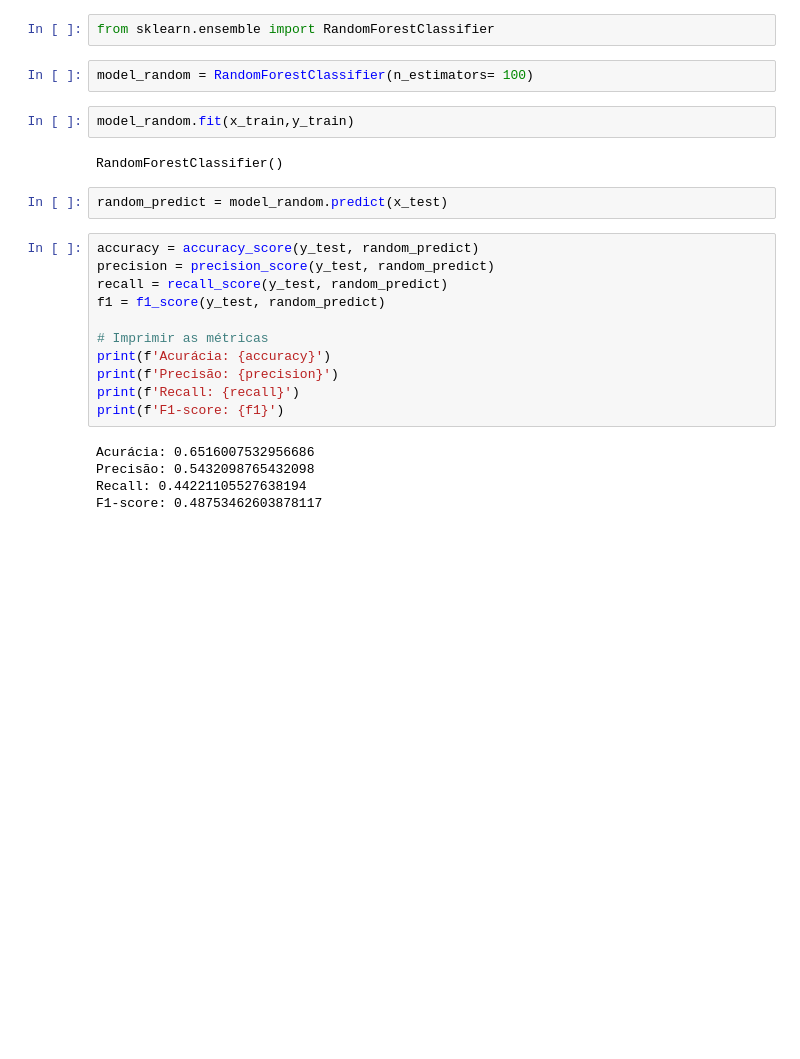
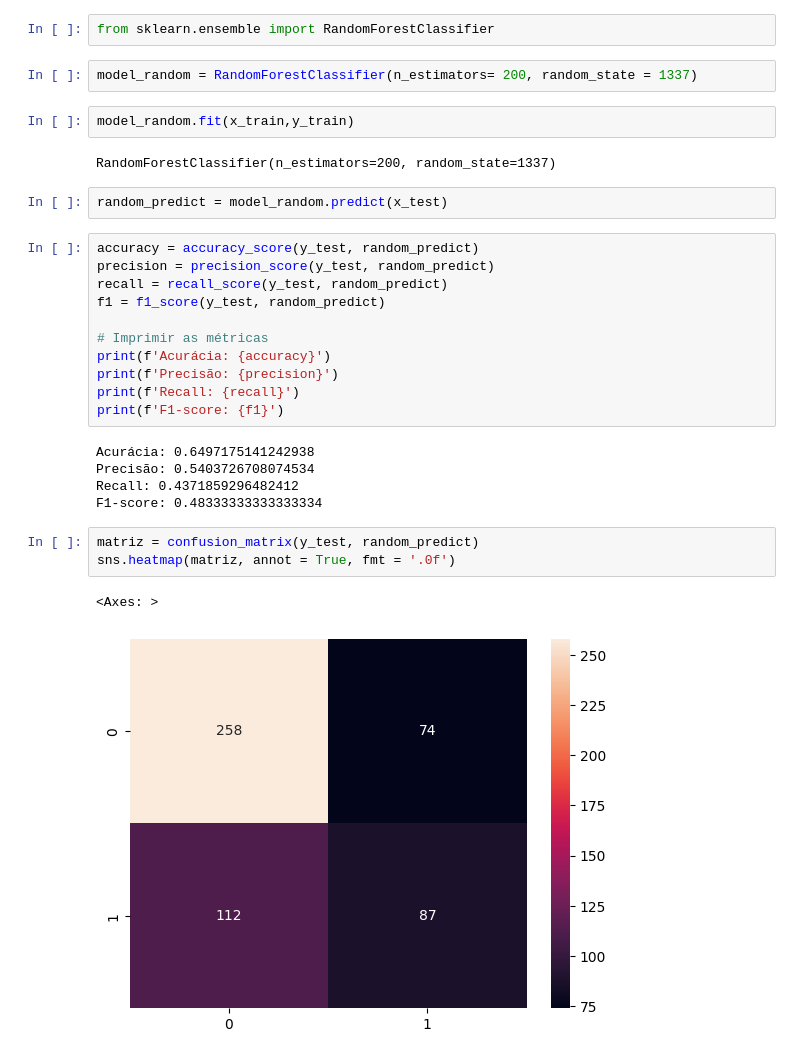
Before and after one commit to Muniz97/Yellow-fever-Febre-Amarela, a Jupyter notebook: 4 - Model/Yellow_Fever_Model.ipynb, the cells around one changed output. Drawn from its saved outputs; the diff is of its cells as text; blank space fills up the shorter version.

```diff
--- a/4 - Model/Yellow_Fever_Model.ipynb
+++ b/4 - Model/Yellow_Fever_Model.ipynb
@@ -83,11 +83,11 @@ F1-score: 0.4067796610169491
 # %%
 from sklearn.ensemble import RandomForestClassifier
 # %%
-model_random = RandomForestClassifier(n_estimators= 100)
+model_random = RandomForestClassifier(n_estimators= 200, random_state = 1337)
 # %%
 model_random.fit(x_train,y_train)
 # %% [output]
-RandomForestClassifier()
+RandomForestClassifier(n_estimators=200, random_state=1337)
 # %%
 random_predict = model_random.predict(x_test)
 # %%
@@ -102,7 +102,13 @@ print(f'Precisão: {precision}')
 print(f'Recall: {recall}')
 print(f'F1-score: {f1}')
 # %% [output]
-Acurácia: 0.6516007532956686
-Precisão: 0.5432098765432098
-Recall: 0.44221105527638194
-F1-score: 0.48753462603878117
+Acurácia: 0.6497175141242938
+Precisão: 0.5403726708074534
+Recall: 0.4371859296482412
+F1-score: 0.48333333333333334
+# %%
+matriz = confusion_matrix(y_test, random_predict)
+sns.heatmap(matriz, annot = True, fmt = '.0f')
+# %% [output]
+<Axes: >
+[figure, added]
```
